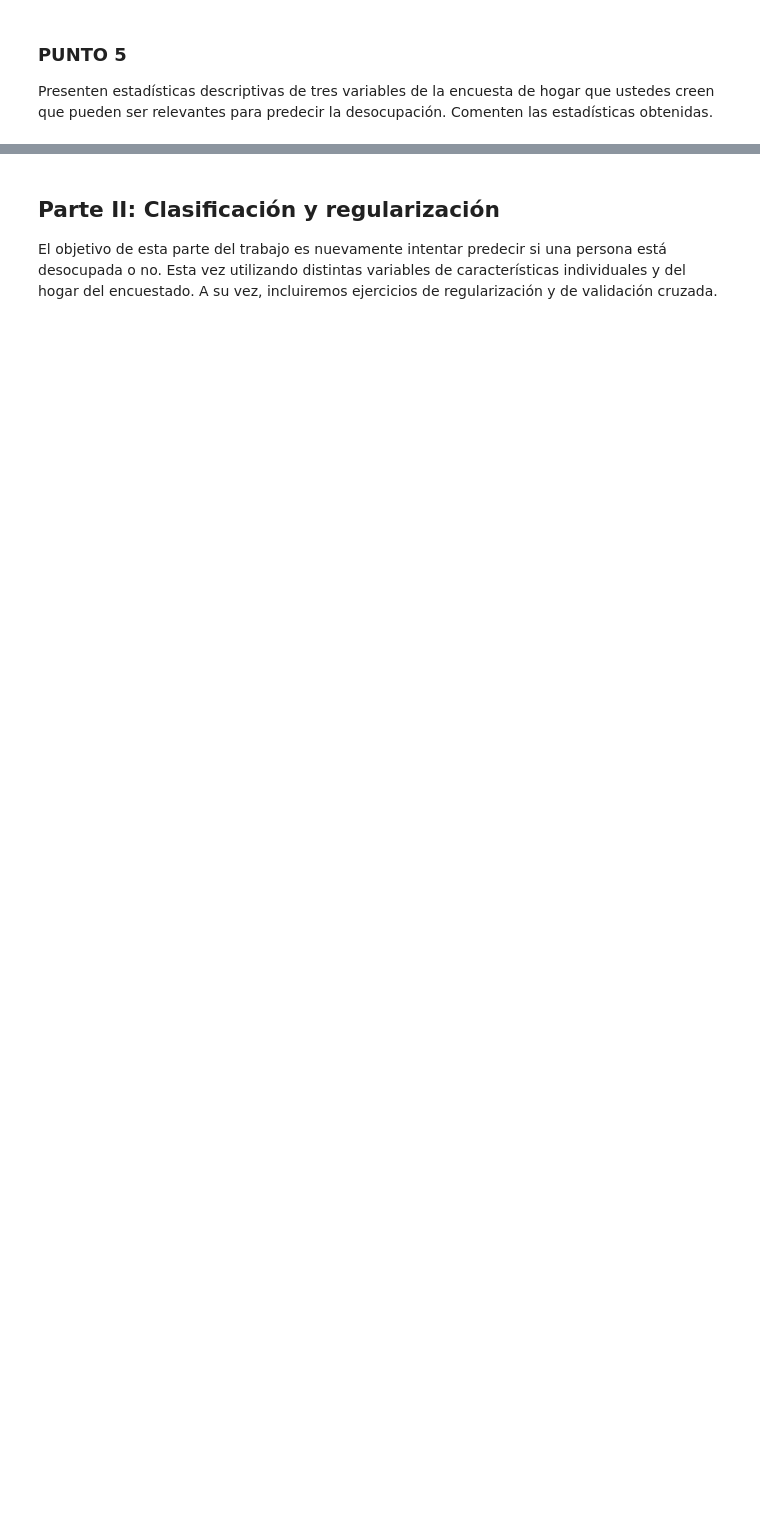
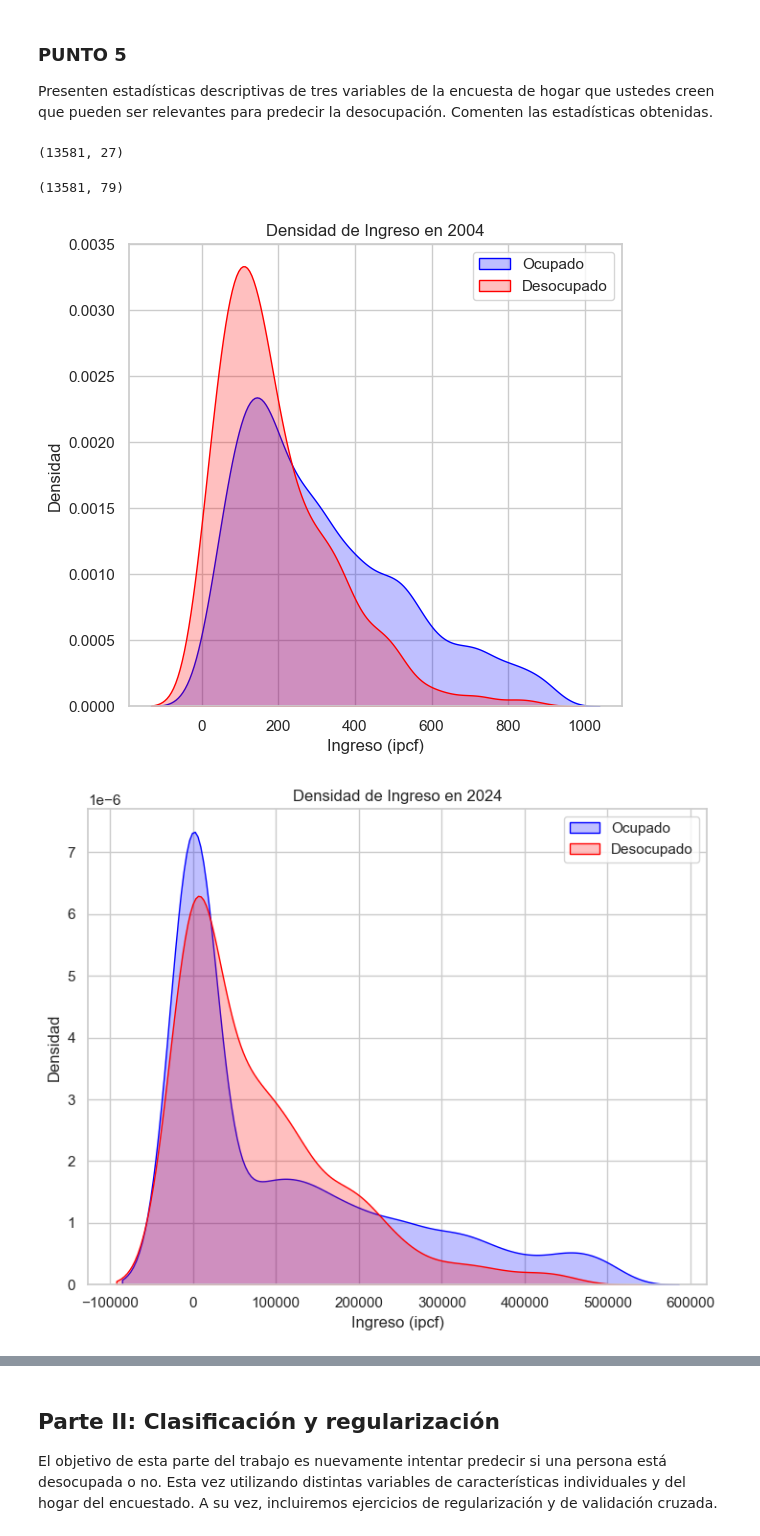
Before and after one commit to AngelaNavajas/CC408-T1-4, a Jupyter notebook: TP4/TP4.ipynb, the cells around one changed output, grey strips where cells are left out. Drawn from its saved outputs; the diff is of its cells as text; code cells hidden in the pictures; blank space fills up the shorter version.

```diff
--- a/TP4/TP4.ipynb
+++ b/TP4/TP4.ipynb
@@ -485,21 +557,17 @@ Post transformación:
 Construya variables (mínimo 3) que no estén en la base pero que sean relevantes para predecir individuos desocupados (por ejemplo, la proporción de personas que trabajan en el hogar).
 # %%
  # Calcular la proporción de trabajadores por hogar agrupando por CODUSU y año
-proporcion_trabajadores = base_final.groupby(['codusu', 'ano4'])['estado_1'].sum() / base_final.groupby(['codusu', 'ano4'])['ix_tot'].sum()
+proporcion_trabajadores = base_final_dummies.groupby(['codusu', 'ano4'])['estado_1'].sum() / base_final_dummies.groupby(['codusu', 'ano4'])['ix_tot'].sum()
 
 # Convertir el resultado a un DataFrame y restablecer el índice
 proporcion_trabajadores_df = proporcion_trabajadores.reset_index()
 proporcion_trabajadores_df = proporcion_trabajadores_df.rename(columns={0: 'proporcion_trabajadores'})
 
 # Agregar la proporción como una nueva columna
-base_final = base_final.merge(
-    proporcion_trabajadores_df,
-    on=['codusu', 'ano4'],
-    how='left'
-)
+base_final_dummies = base_final_dummies.merge(proporcion_trabajadores_df, on=['codusu', 'ano4'],  how='left')
 
 # Verificar que la columna se ha agregado correctamente
-base_final['proporcion_trabajadores']
+base_final_dummies['proporcion_trabajadores']
 # %% [output]
 0        0.333333
 1        0.333333
@@ -541,19 +606,17 @@ print(base_final[['codusu', 'ano4', 'ingreso_externo']].head())
 3  TQSMNORWVHLLKQCDEIJAH00856914  2024.0             2.0
 4  TQRMNOPQQHLOLRCDEIJAH00855133  2024.0             2.0
 # %%
-import numpy as np
-
 # Calcular el total de trabajo infantil en el hogar
-base_final["total_infante"] = base_final[["v19_a", "v19_b"]].sum(axis=1)
+base_final_dummies["total_infante"] = base_final_dummies[["v19_a", "v19_b"]].sum(axis=1)
 
 # Reemplazar ceros en 'ix_tot' con NaN para evitar divisiones por cero
-base_final['ix_tot'].replace(0, np.nan, inplace=True)
+base_final_dummies['ix_tot'].replace(0, np.nan, inplace=True)
 
 # Agrupar por hogar para calcular la proporción de ingresos provenientes del trabajo infantil
-base_final["ingreso_infante"] = base_final.groupby('codusu')['total_infante'].transform('sum') / base_final.groupby('codusu')['ix_tot'].transform('sum')
+base_final_dummies["ingreso_infante"] = base_final_dummies.groupby('codusu')['total_infante'].transform('sum') / base_final_dummies.groupby('codusu')['ix_tot'].transform('sum')
 
 # Mostrar la columna 'ingreso_infante' y verificar los resultados
-print(base_final[['ingreso_infante']].drop_duplicates().head(30))
+print(base_final_dummies[['ingreso_infante']].drop_duplicates().head())
 # %% [output]
        ingreso_infante
 0             0.000000
@@ -658,0 +684,42 @@ plt.show()
+# %%
+base_final.shape
+# %% [output]
+(13581, 27)
+# %%
+base_final_dummies.shape
+# %% [output]
+(13581, 79)
+# %%
+# Filtrar los datos para el año 2024 y 2004
+base_2024 = base_final[base_final['ano4'] == 2024]
+base_2004 = base_final[base_final['ano4'] == 2004]
+
+# Configuración de los gráficos
+sns.set(style="whitegrid")
+
+# Crear gráficos de densidad para 2004
+plt.figure(figsize=(14, 6))
+plt.subplot(1, 2, 1)  # Subgráfico para el año 2004
+sns.kdeplot(data=base_2004[base_2004['estado'] == 1], x='ipcf', label='Ocupado', color='blue', fill=True)
+sns.kdeplot(data=base_2004[base_2004['estado'] == 2], x='ipcf', label='Desocupado', color='red', fill=True)
+plt.title('Densidad de Ingreso en 2004')
+plt.xlabel('Ingreso (ipcf)')
+plt.ylabel('Densidad')
+plt.legend()
+
+# Crear gráficos de densidad para 2024
+plt.figure(figsize=(14, 6))
+plt.subplot(1, 2, 2)  # Subgráfico para el año 2024
+sns.kdeplot(data=base_2024[base_2024['estado'] == 1], x='ipcf', label='Ocupado', color='blue', fill=True)
+sns.kdeplot(data=base_2024[base_2024['estado'] == 2], x='ipcf', label='Desocupado', color='red', fill=True)
+plt.title('Densidad de Ingreso en 2024')
+plt.xlabel('Ingreso (ipcf)')
+plt.ylabel('Densidad')
+plt.legend()
+
+# Mostrar los gráficos
+plt.tight_layout()
+plt.show()
+# %% [output]
+[figure, added]
+[figure, added]
```
Also changed, not shown: parts of 35 cells of this notebook.
